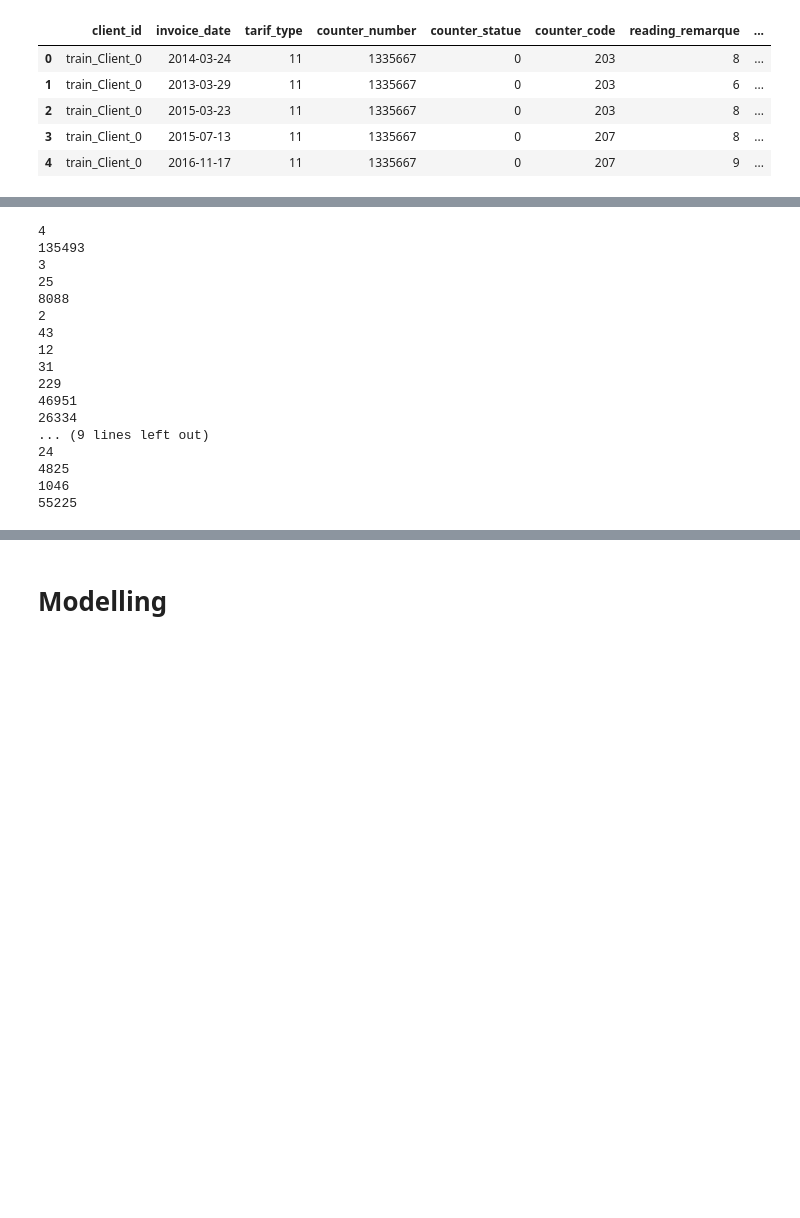
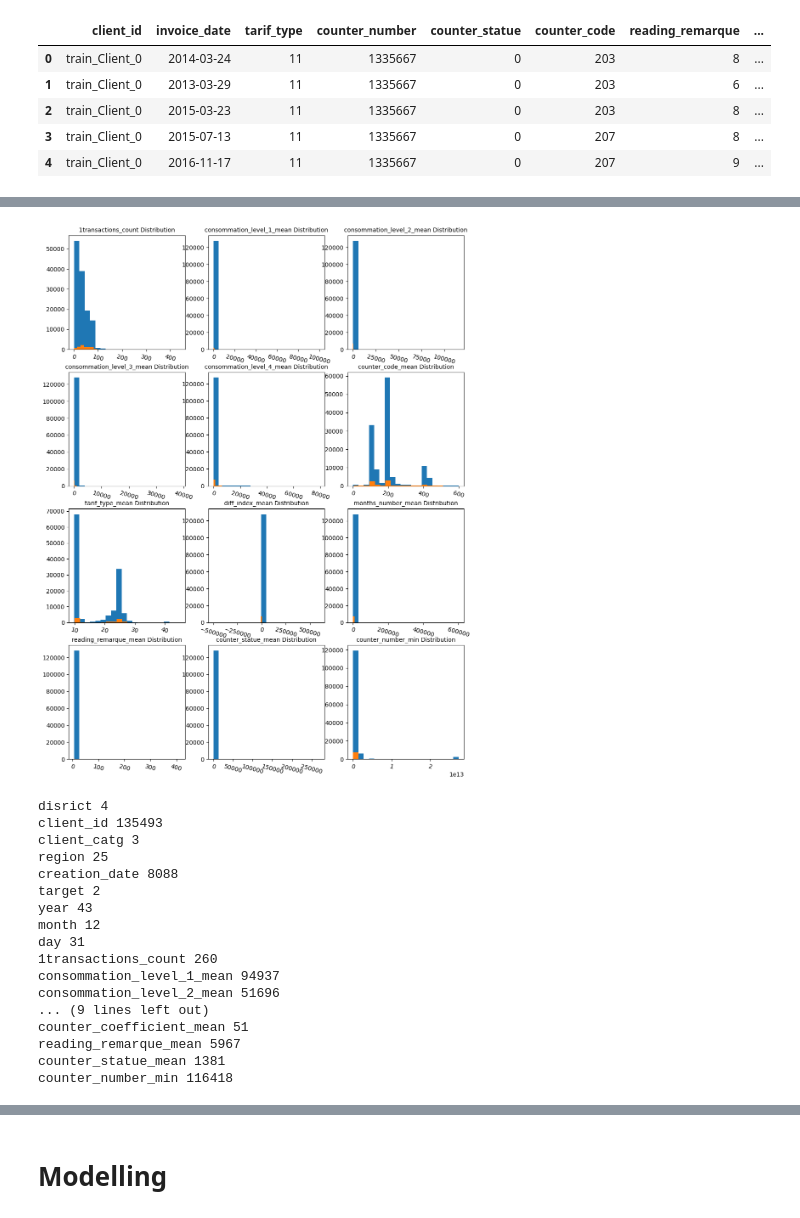
Before and after one commit to Mach-web/electricity_fraud_detection, a Jupyter notebook: Fraud_Detection_Starter.ipynb, the cells around one changed output, grey strips where cells are left out. Drawn from its saved outputs; the diff is of its cells as text; code cells hidden in the pictures; blank space fills up the shorter version.

Commit message:
Made histogram visualization of aggregated dataset'

```diff
--- a/Fraud_Detection_Starter.ipynb
+++ b/Fraud_Detection_Starter.ipynb
@@ -383,6 +386,9 @@ def aggregate_by_client_id(invoice_data):
     aggs['year'] = ['mean']
     aggs['month'] = ['mean']
     aggs['day'] = ['mean']
+    aggs['year'] = ['min']
+    aggs['month'] = ['min']
+    aggs['day'] = ['min']
     # 0.71 to 0.73
     aggs['counter_code'] = ['mean']
     # 0.73 to 0.75
@@ -434,21 +460,36 @@ train = pd.merge(client_train,agg_train, on='client_id', how='left')
+# %%
+def plot_distribution(dataset, columns):
+    plt.figure(figsize = (12, 16))
+    for i, column in enumerate(columns):
+        plt.subplot(4, 3, i+1)
+        plt.hist(data = dataset[dataset['target'] == 0], x = column, bins = 20);
+        plt.hist(data = dataset[dataset['target'] == 1], x = column, bins = 20);
+        plt.title(column + " Distribution", fontsize = 10)
+        plt.xticks(rotation = -15)
+plot_distribution(train, ['1transactions_count', "consommation_level_1_mean", "consommation_level_2_mean",
+                          "consommation_level_3_mean", "consommation_level_4_mean", "counter_code_mean",
+                          "tarif_type_mean", "diff_index_mean", "months_number_mean", "reading_remarque_mean",
+                         "counter_statue_mean", "counter_number_min"])
+# %% [output]
+[figure, added]
 # %%
 for col in train.columns:
-    print(train[col].nunique())
+    print(col, train[col].nunique())
 # %% [output]
-4
-135493
-3
-25
-8088
-2
-43
-12
-31
-229
-46951
-26334
+disrict 4
+client_id 135493
+client_catg 3
+region 25
+creation_date 8088
+target 2
+year 43
+month 12
+day 31
+1transactions_count 260
+consommation_level_1_mean 94937
+consommation_level_2_mean 51696
 ... (9 lines left out)
-24
-4825
-1046
-55225
+counter_coefficient_mean 51
+reading_remarque_mean 5967
+counter_statue_mean 1381
+counter_number_min 116418
```
Also changed, not shown: parts of 25 cells of this notebook.
